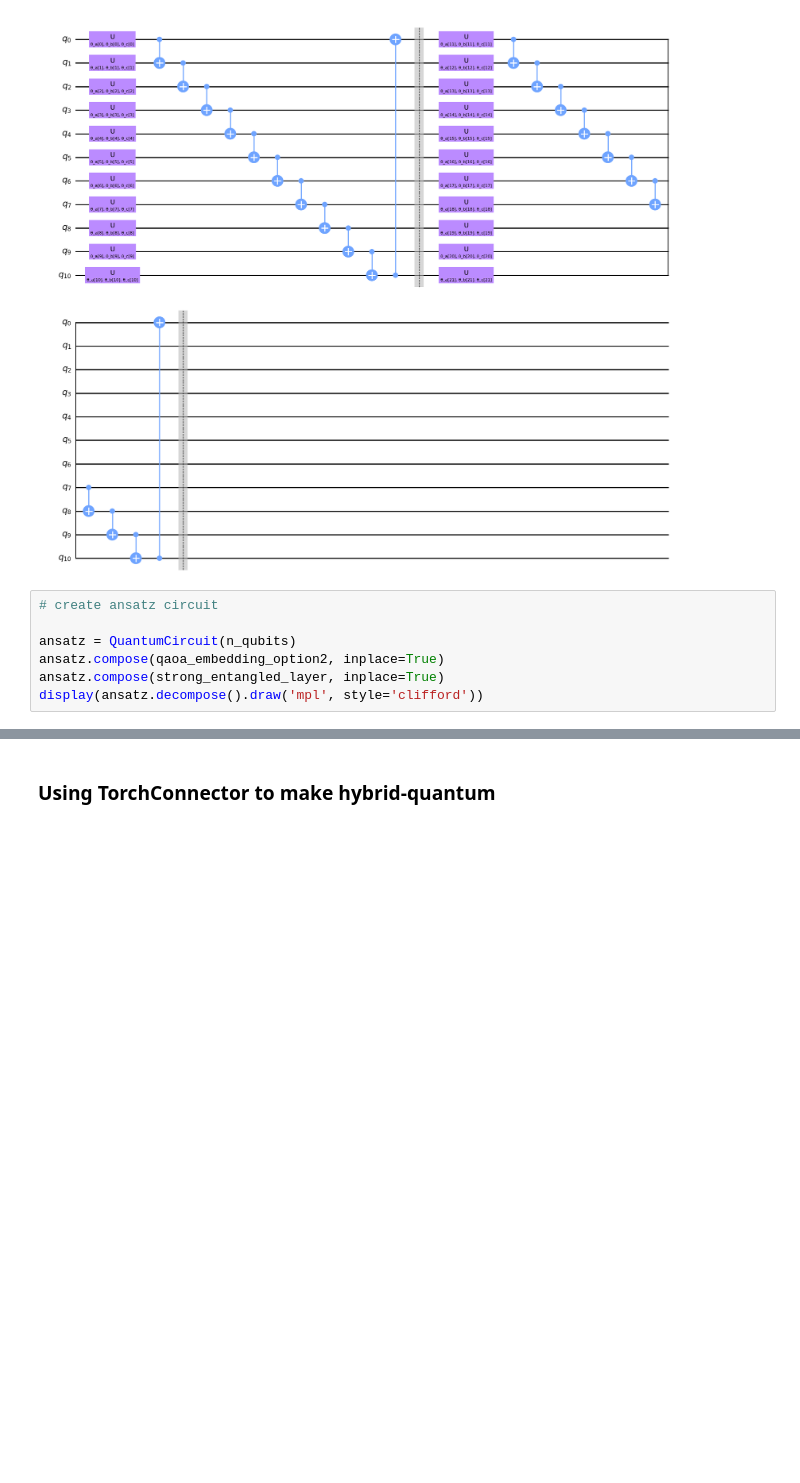
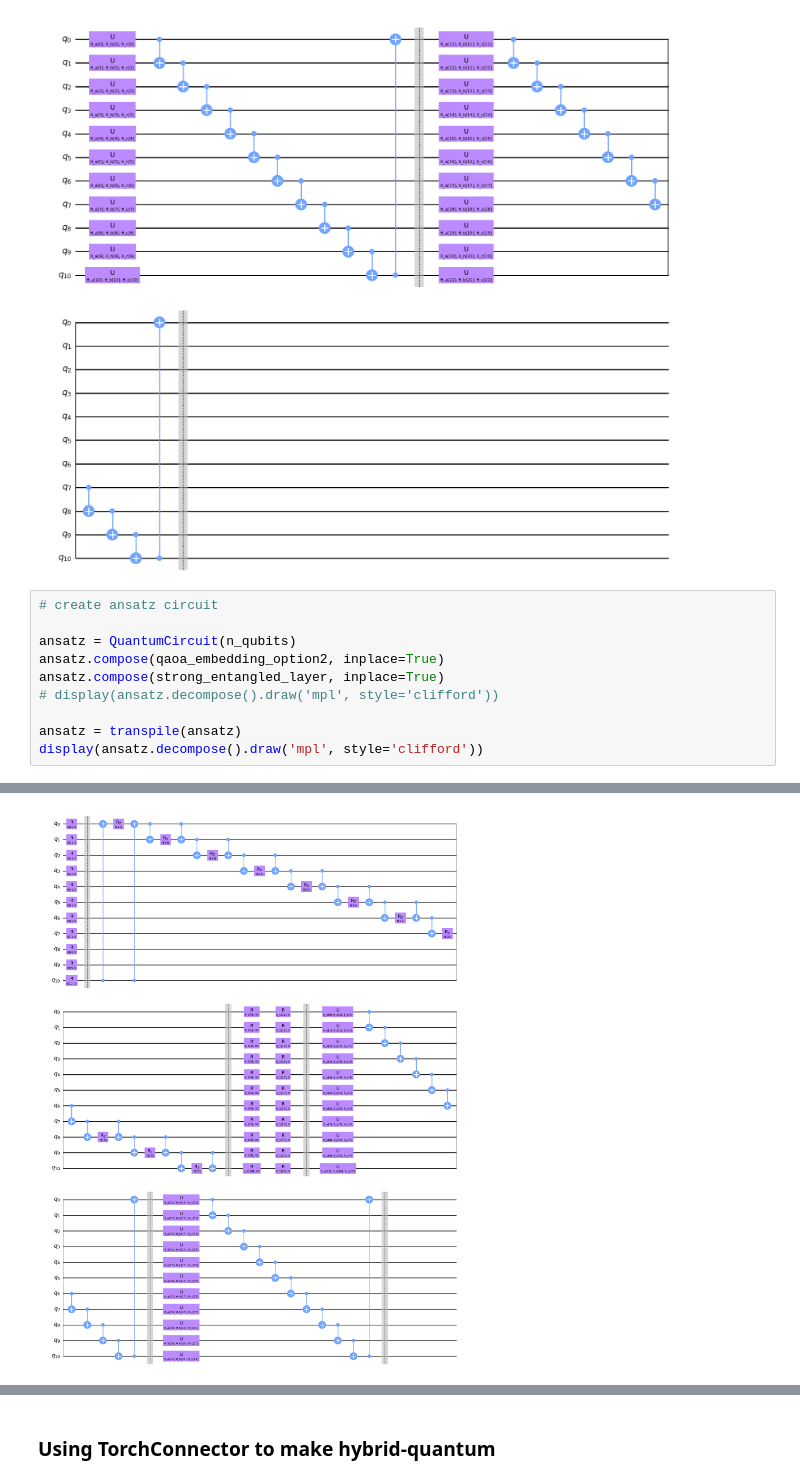
Before and after one commit to AustinMichaelKim/L3_muon_reconstruction, a Jupyter notebook: L3_reconstruction_QNN/QNN_using_qiskit/L3_Rcnst_qiskit.ipynb, the cells around one changed output, grey strips where cells are left out. Drawn from its saved outputs; the diff is of its cells as text; blank space fills up the shorter version.

```diff
--- a/L3_reconstruction_QNN/QNN_using_qiskit/L3_Rcnst_qiskit.ipynb
+++ b/L3_reconstruction_QNN/QNN_using_qiskit/L3_Rcnst_qiskit.ipynb
@@ -343,11 +346,15 @@ strong_entangled_layer = strong_layer(n_qubits=11, reps=2)
 # %%
 # create ansatz circuit
 
 ansatz = QuantumCircuit(n_qubits)
 ansatz.compose(qaoa_embedding_option2, inplace=True)
 ansatz.compose(strong_entangled_layer, inplace=True)
+# display(ansatz.decompose().draw('mpl', style='clifford'))
+
+ansatz = transpile(ansatz)
 display(ansatz.decompose().draw('mpl', style='clifford'))
 # %% [output]
 [figure]
+[figure, added]
 # %%
 
```
Also changed, not shown: parts of 7 cells of this notebook.
